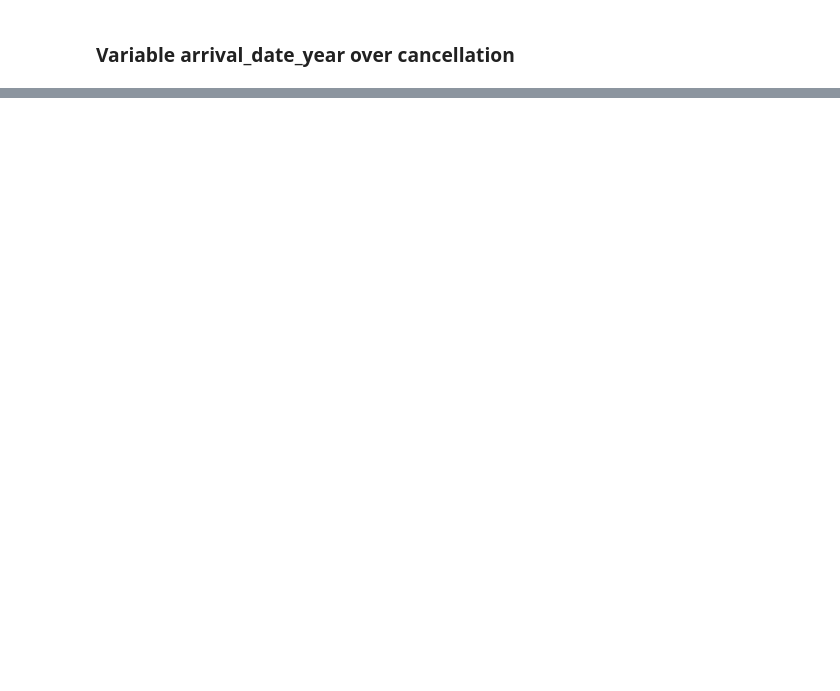
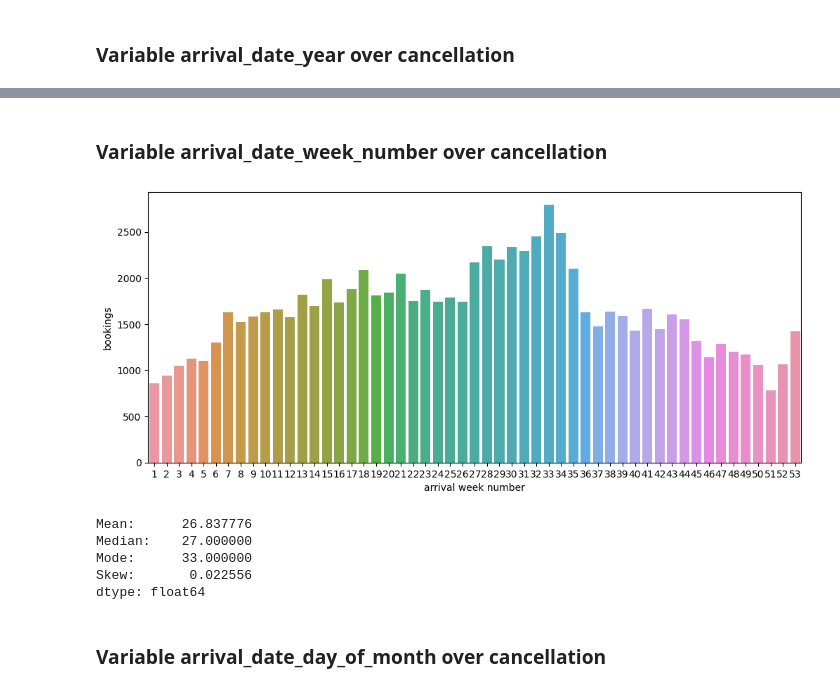
Before and after one commit to TheDandyCodes/TFG-ADE, a Jupyter notebook: EDA_booking_v2.ipynb, the cells around one changed output, grey strips where cells are left out. Saved outputs shown, nothing was run; the diff lists cells and outputs as text; code cells hidden in the pictures; blank space fills up the shorter version.

```diff
--- a/EDA_booking_v2.ipynb
+++ b/EDA_booking_v2.ipynb
@@ -254,0 +292,10 @@ plt.show()
+# %% [markdown]
+### Variable arrival_date_week_number over cancellation
+# %%
+plt.figure(figsize=(12,5))
+sns.countplot(df, x='arrival_date_week_number')
+plt.xlabel('arrival week number')
+plt.ylabel('bookings')
+plt.show()
+# %% [output]
+[figure, added]
@@ -254,0 +305,11 @@ plt.show()
+# %%
+pd.Series({'Mean:': df.arrival_date_week_number.mean(),
+          'Median:': df.arrival_date_week_number.median(), 'Mode:': df.arrival_date_week_number.mode()[0], 'Skew:':df.arrival_date_week_number.skew()})
+# %% [output]
+Mean:      26.837776
+Median:    27.000000
+Mode:      33.000000
+Skew:       0.022556
+dtype: float64
+# %% [markdown]
+### Variable arrival_date_day_of_month over cancellation
```
Also changed, not shown: parts of 17 cells of this notebook.
